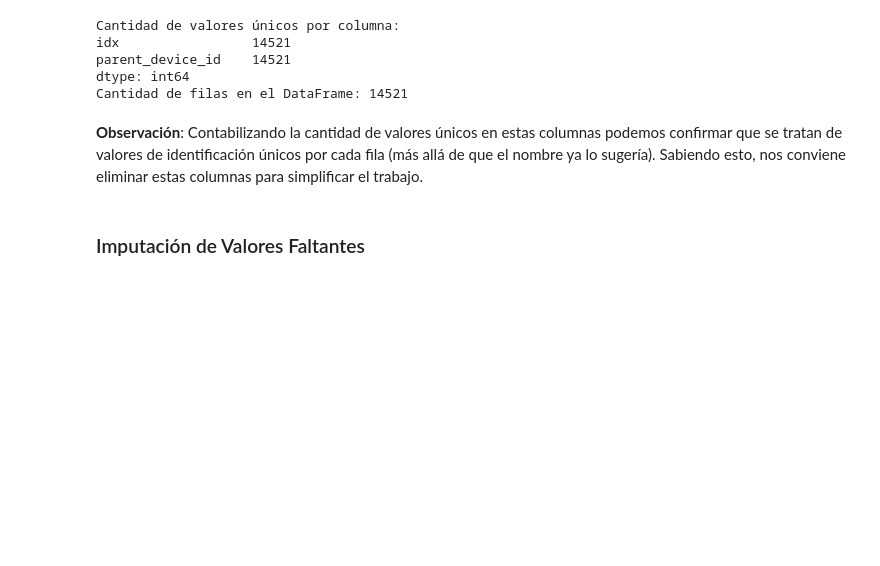
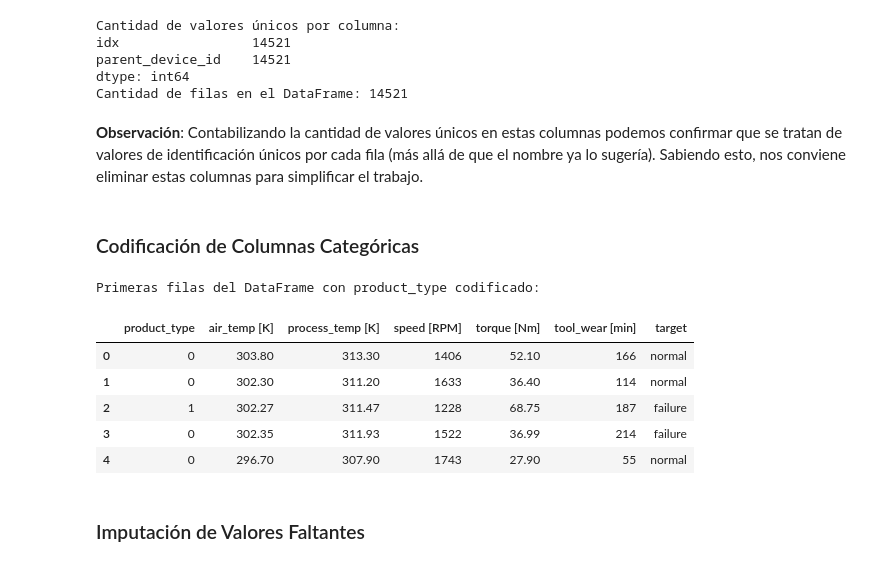
Before and after one commit to gonzag8/TP-Ciencia-de-Datos, a Jupyter notebook: Core/tp_cdd.ipynb, the cells around one changed output. Drawn from its saved outputs; the diff is of its cells as text; code cells hidden in the pictures; blank space fills up the shorter version.

Commit message:
Agregada codificación de variable categórica e imputación de valores faltantes.

```diff
--- a/Core/tp_cdd.ipynb
+++ b/Core/tp_cdd.ipynb
@@ -377,6 +376,26 @@ Cantidad de filas en el DataFrame: 14521
 # %%
 # Eliminamos las columnas 'idx' y 'parent_device_id'
 df = df.drop(columns=['idx', 'parent_device_id'])
+# %% [markdown]
+### Codificación de Columnas Categóricas
+# %%
+# Mapeo manual para respetar el orden jerárquico (L < M < H)
+mapeo_producto = {'L': 0, 'M': 1, 'H': 2}
+
+# Aplicar la codificación a la columna product_type
+df['product_type'] = df['product_type'].map(mapeo_producto)
+
+# Verificar el resultado
+print("\nPrimeras filas del DataFrame con product_type codificado:")
+df.head()
+# %% [output]
+Primeras filas del DataFrame con product_type codificado:
+|  | product_type | air_temp [K] | process_temp [K] | speed [RPM] | torque [Nm] | tool_wear [min] | target |
+| 0 | 0 | 303.80 | 313.30 | 1406 | 52.10 | 166 | normal |
+| 1 | 0 | 302.30 | 311.20 | 1633 | 36.40 | 114 | normal |
+| 2 | 1 | 302.27 | 311.47 | 1228 | 68.75 | 187 | failure |
+| 3 | 0 | 302.35 | 311.93 | 1522 | 36.99 | 214 | failure |
+| 4 | 0 | 296.70 | 307.90 | 1743 | 27.90 | 55 | normal |
 # %% [markdown]
 ### Imputación de Valores Faltantes
 # %%
```
Also changed, not shown: parts of 7 cells of this notebook.
